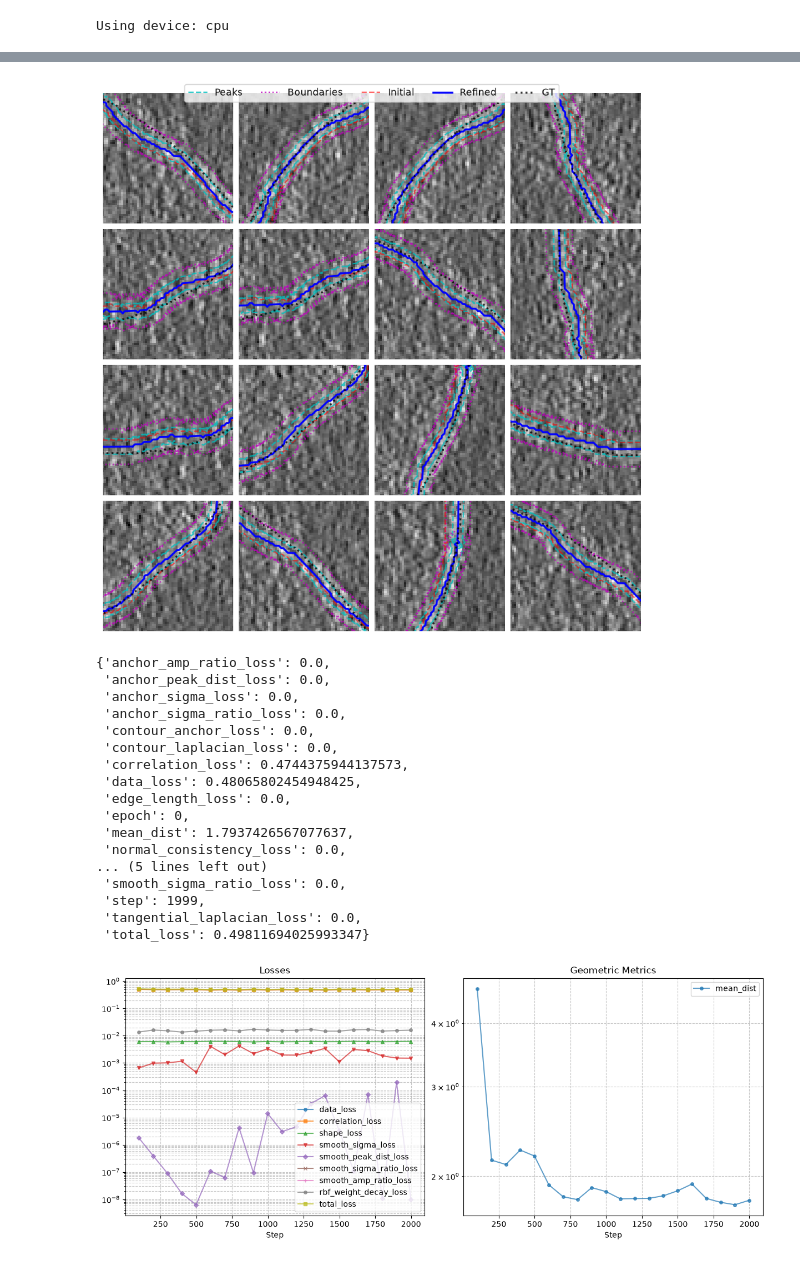
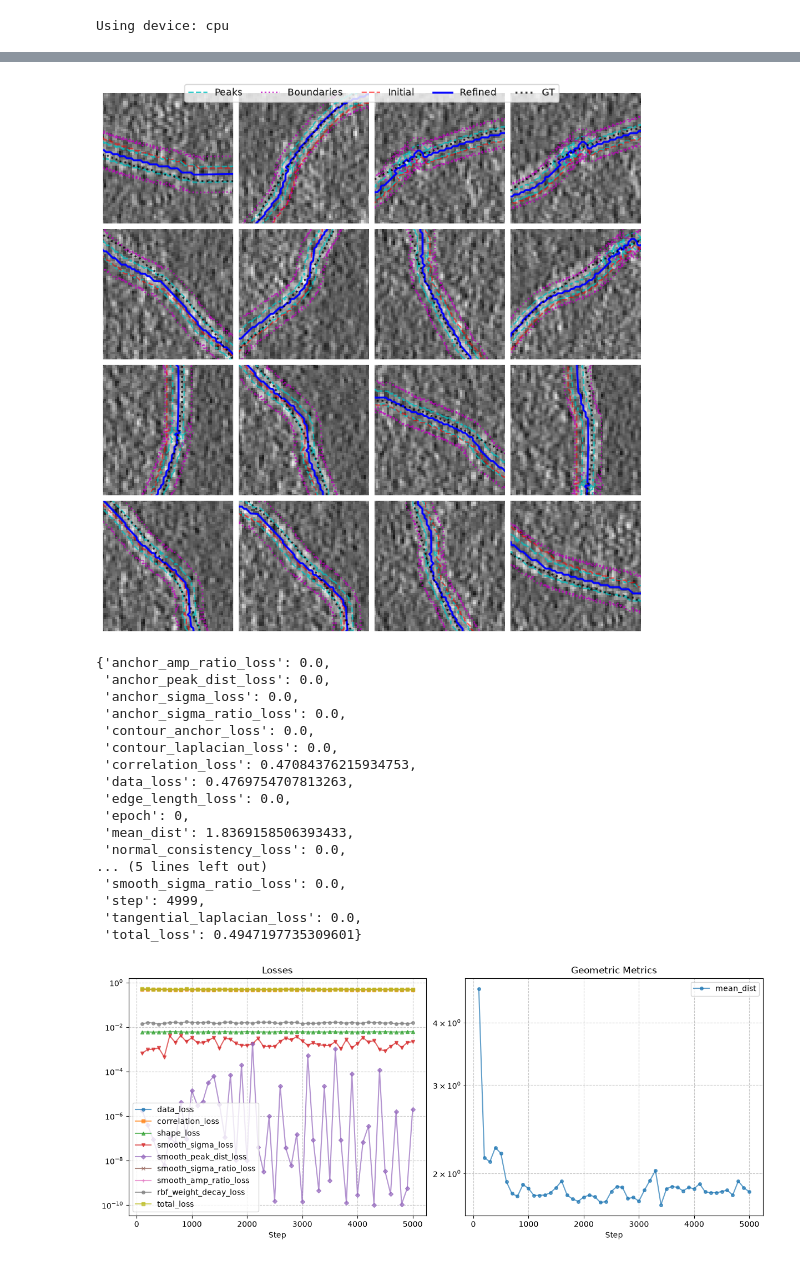
Before and after one commit to saugatkandel/diffmeshopt, a Jupyter notebook: notebooks/perturbed_search_rbf_s3p5_wasserstein.ipynb, the cells around one changed output, grey strips where cells are left out. Saved outputs shown, nothing was run; the diff lists cells and outputs as text; code cells hidden in the pictures.

```diff
--- a/notebooks/perturbed_search_rbf_s3p5_wasserstein.ipynb
+++ b/notebooks/perturbed_search_rbf_s3p5_wasserstein.ipynb
@@ -14,17 +14,17 @@ import torch
 from IPython.display import display
 
 import matplotlib.pyplot as plt
-import diffmeshopt.opt2d.hyperparameter_search as hps
-from diffmeshopt.opt2d.hyperparameter_search import ExperimentRunner
 import diffmeshopt.opt2d.evaluation as evaluation
 from diffmeshopt.opt2d import vis
 from pprint import pprint
-import diffmeshopt.opt2d.debug as debug
+import diffmeshopt.opt2d.debug as debug_module
 import diffmeshopt.opt2d.trainer as trainer_module
 import diffmeshopt.opt2d.config as config_module
+import diffmeshopt.opt2d.notebook_utils as nbutils
+from diffmeshopt.opt2d.enums import DataLossType, RefinerType, RegularizerType
+import diffmeshopt.opt2d.log_builder as logbuilder
 
-
-debug.DEBUG = True
+debug_module.DEBUG = True
 
 # Configure logging to stdout
 logging.basicConfig(
@@ -34,10 +34,11 @@ logging.basicConfig(
 )
 # %%
 # Define paths
-dataset_path = "../data/2d_training_data_perturbations.pkl"  # Adjust if needed
+dataset_path = Path("../data/2d_training_data_perturbations.pkl")  # Adjust if needed
 output_dir = "../output/verification_test_5A/rbf/"
 device = "cuda" if torch.cuda.is_available() else "cpu"
 
+dataset = nbutils.load_perturbation_dataset(dataset_path)
 print(f"Using device: {device}")
 # %% [output]
 Using device: cpu
@@ -126,0 +45,19 @@ Seems to work ok? But not perfect --- the lower left corner has area where the f
+# %%
+GOAL = "Test optimization with RBF refiner and Wasserstein loss on perturbed data."
+
+refiner_props = nbutils.DEFAULT_RBF_REFINER_PROPS
+refiner_props = refiner_props.replace(
+    data_loss_type=DataLossType.BIGAUSSIAN_WASSERSTEIN,
+    initial_regularization_weights={
+        "contour_laplacian": 0.0,
+        "edge_length": 0.0,
+        "normal_consistency": 0.0,
+        "tangential_laplacian": 0.0,
+        "contour_anchor": 0.0,
+        "rbf_weight_decay": 0.001,
+    },
+    shape_loss_weight=0.1,
+)
+
+template_props = nbutils.DEFAULT_TEMPLATE_PROPS
+template_props = template_props.replace(smoothness_window_size=5, min_peak_ratio=3.0)
@@ -126,0 +92,2 @@ Seems to work ok? But not perfect --- the lower left corner has area where the f
+# %%
+trainer.fit(5000)
@@ -127,5 +158,5 @@ Seems to work ok? But not perfect --- the lower left corner has area where the f
 # %%
-generator = debug.get_generator(device=device, manual_seed=145, reset=True)
+generator = debug_module.get_generator(device=device, manual_seed=145, reset=True)
 props_dict = {
     "trial_id": "verify_5A",
     "refiner": "rbf",
@@ -148,6 +179,7 @@ props_dict = {
 }
 
 
+run_id = debug_module.make_run_id("rbf_wasserstein_cp40")
 (
     trainer,
     run_dir,
@@ -160,8 +192,8 @@ props_dict = {
     image_t,
     contour_t,
     gt_contour_t,
-) = create_trainer_with_config(props_dict=props_dict, output_subdir_name="cp_40_no_regs_2")
-trainer.fit(10000)
+) = create_trainer_with_config(props_dict=props_dict, output_subdir_name=run_id)
+trainer.fit(5000)
 cb = next(
     (c for c in trainer.trainer.callbacks if isinstance(c, trainer_module.ImageLoggerCallback)),
     None,
@@ -262,19 +296,19 @@ Setting RBF weight decay to 0.001
-[figure, old version]
+[figure, new version]
-{'anchor_amp_ratio_loss': 0.0,
- 'anchor_peak_dist_loss': 0.0,
- 'anchor_sigma_loss': 0.0,
- 'anchor_sigma_ratio_loss': 0.0,
- 'contour_anchor_loss': 0.0,
- 'contour_laplacian_loss': 0.0,
- 'correlation_loss': 0.4744375944137573,
- 'data_loss': 0.48065802454948425,
- 'edge_length_loss': 0.0,
- 'epoch': 0,
- 'mean_dist': 1.7937426567077637,
- 'normal_consistency_loss': 0.0,
-... (5 lines left out)
- 'smooth_sigma_ratio_loss': 0.0,
- 'step': 1999,
- 'tangential_laplacian_loss': 0.0,
- 'total_loss': 0.49811694025993347}
+{'anchor_amp_ratio_loss': 0.0,
+ 'anchor_peak_dist_loss': 0.0,
+ 'anchor_sigma_loss': 0.0,
+ 'anchor_sigma_ratio_loss': 0.0,
+ 'contour_anchor_loss': 0.0,
+ 'contour_laplacian_loss': 0.0,
+ 'correlation_loss': 0.47084376215934753,
+ 'data_loss': 0.4769754707813263,
+ 'edge_length_loss': 0.0,
+ 'epoch': 0,
+ 'mean_dist': 1.8369158506393433,
+ 'normal_consistency_loss': 0.0,
+... (5 lines left out)
+ 'smooth_sigma_ratio_loss': 0.0,
+ 'step': 4999,
+ 'tangential_laplacian_loss': 0.0,
+ 'total_loss': 0.4947197735309601}
-[figure, old version]
+[figure, new version]
```
Also changed, not shown: parts of 9 cells of this notebook, 16 other files.
